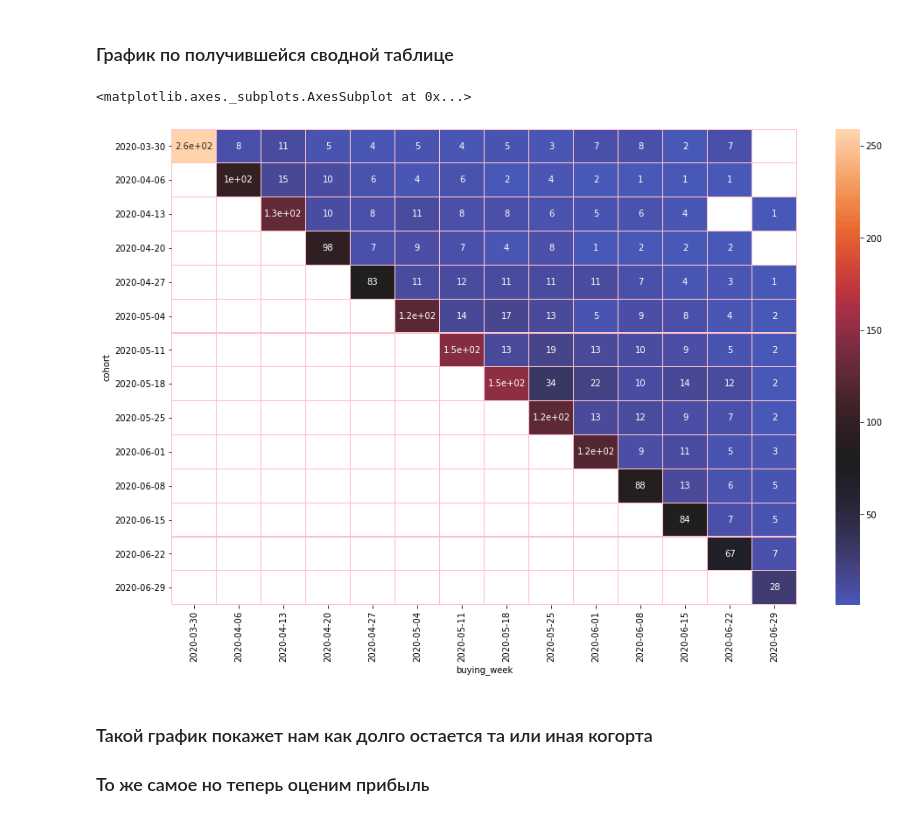
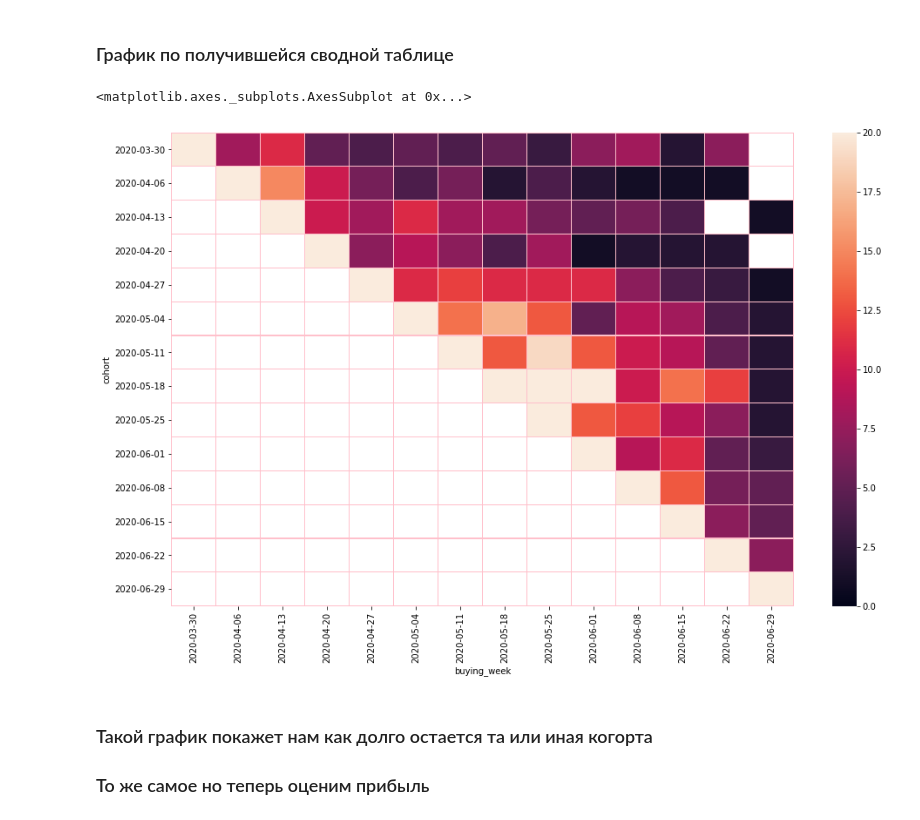
Before and after one commit to LotFullKa/PyProjects, a Jupyter notebook: praktika.ipynb, the cells around one changed output. Drawn from its saved outputs; the diff is of its cells as text; code cells hidden in the pictures.

Commit message:
+colors in heatmap

```diff
--- a/praktika.ipynb
+++ b/praktika.ipynb
@@ -184,18 +184,17 @@ pivoted.fillna('')
 # %%
 mpl.pyplot.figure(figsize=(16,10))
 
 sns.heatmap(
     pivoted,
     linewidths=0.1,
     linecolor='pink',
-    center=80,
+    vmin=0, vmax = 20,
     xticklabels=pivoted.columns.date,
     yticklabels=pivoted.columns.date,
-    annot=True,
 )
 # %% [output]
 <matplotlib.axes._subplots.AxesSubplot at 0x...>
-[figure, old version]
+[figure, new version]
 # %% [markdown]
 ### Такой график покажет нам как долго остается та или иная когорта
 
```
Also changed, not shown: parts of 1 cell of this notebook.
